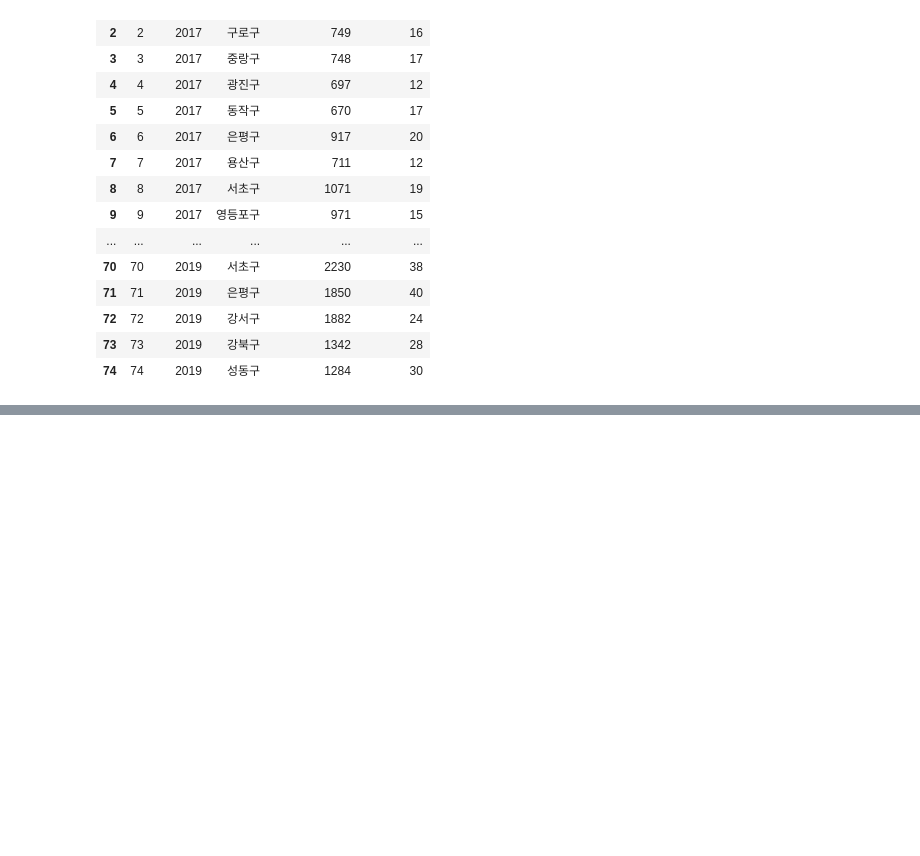
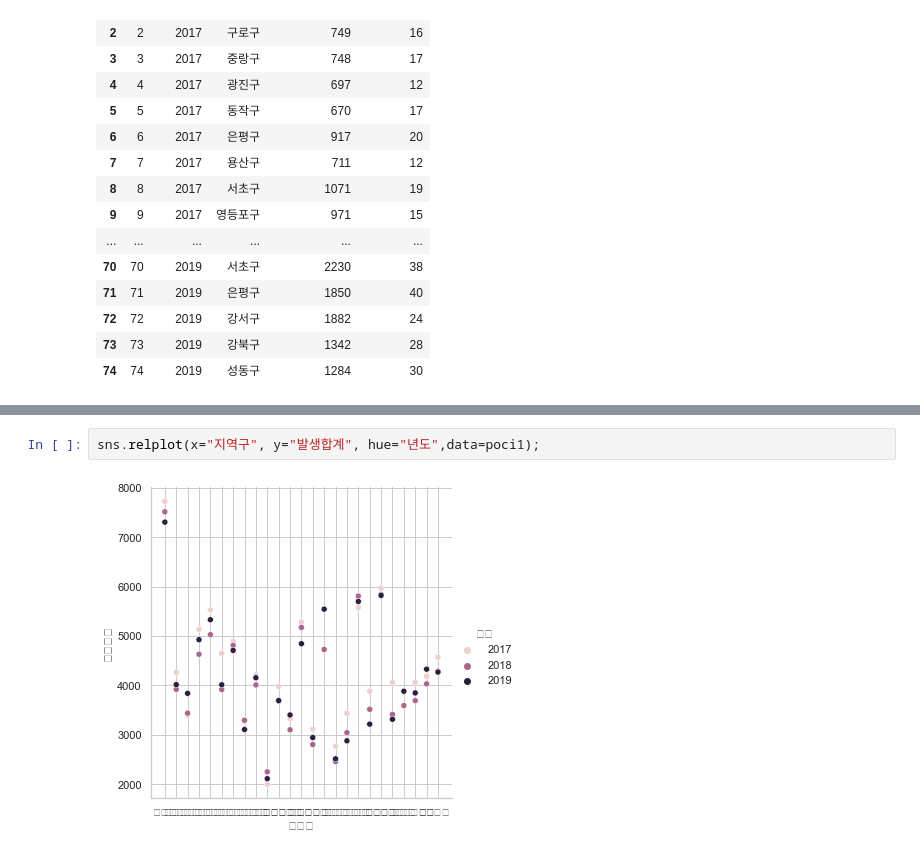
Before and after one commit to jun-young000/project2, a Jupyter notebook: 경찰관인원수와 5대범죄 발생 상관관계.ipynb, the cells around one changed output, grey strips where cells are left out. Cells and saved outputs as stored; diff of their text form; blank space fills up the shorter version.

```diff
--- a/경찰관인원수와 5대범죄 발생 상관관계.ipynb
+++ b/경찰관인원수와 5대범죄 발생 상관관계.ipynb
@@ -125,0 +503,4 @@ crime=crime.sort_values(by=["기간","지역구"], ascending=[True, True])
+# %%
+sns.relplot(x="지역구", y="발생합계", hue="년도",data=poci1);
+# %% [output]
+[figure, added]
```
Also changed, not shown: parts of 88 cells of this notebook, 1 other file.
